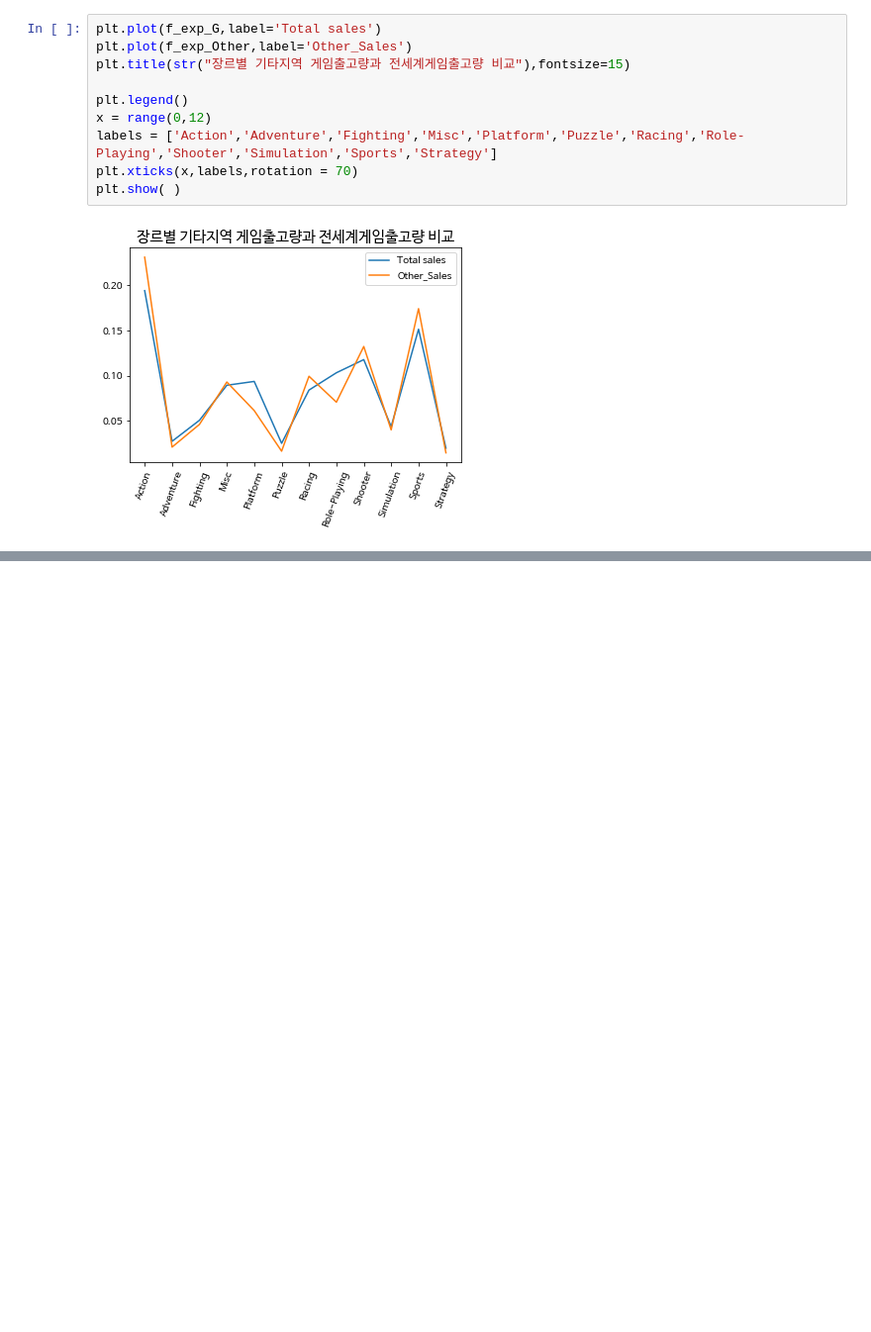
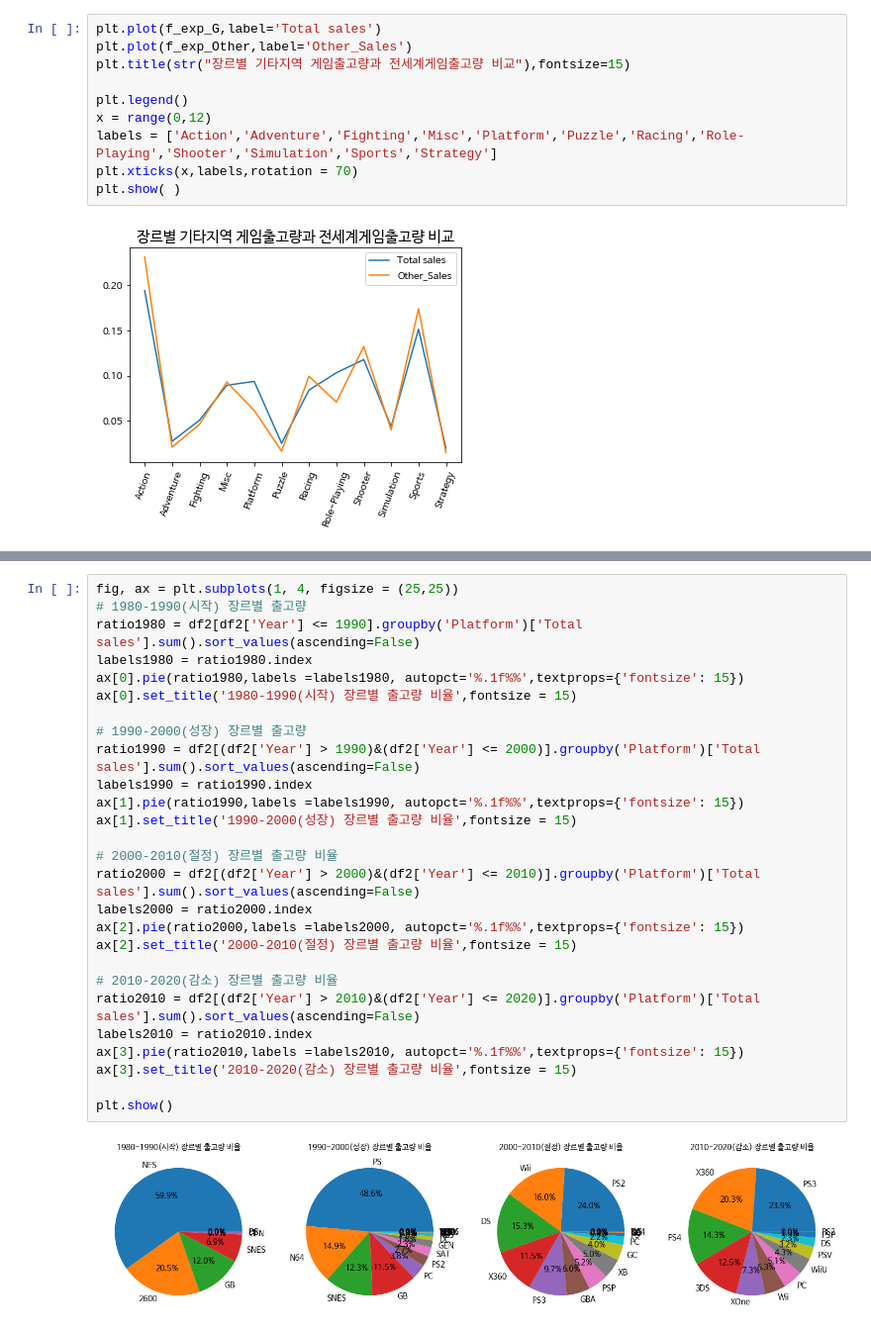
Before and after one commit to severancej/colorful_project, a Jupyter notebook: AI_14_장지은_Section1.ipynb, the cells around one changed output, grey strips where cells are left out. Shown: that part at 99% size. Cells and saved outputs as stored; diff of their text form; blank space fills up the shorter version.

```diff
--- a/AI_14_장지은_Section1.ipynb
+++ b/AI_14_장지은_Section1.ipynb
@@ -774,0 +804,29 @@ plt.show( )
+# %%
+fig, ax = plt.subplots(1, 4, figsize = (25,25))
+# 1980-1990(시작) 장르별 출고량
+ratio1980 = df2[df2['Year'] <= 1990].groupby('Platform')['Total sales'].sum().sort_values(ascending=False)
+labels1980 = ratio1980.index
+ax[0].pie(ratio1980,labels =labels1980, autopct='%.1f%%',textprops={'fontsize': 15})
+ax[0].set_title('1980-1990(시작) 장르별 출고량 비율',fontsize = 15)
+
+# 1990-2000(성장) 장르별 출고량
+ratio1990 = df2[(df2['Year'] > 1990)&(df2['Year'] <= 2000)].groupby('Platform')['Total sales'].sum().sort_values(ascending=False)
+labels1990 = ratio1990.index
+ax[1].pie(ratio1990,labels =labels1990, autopct='%.1f%%',textprops={'fontsize': 15})
+ax[1].set_title('1990-2000(성장) 장르별 출고량 비율',fontsize = 15)
+
+# 2000-2010(절정) 장르별 출고량 비율
+ratio2000 = df2[(df2['Year'] > 2000)&(df2['Year'] <= 2010)].groupby('Platform')['Total sales'].sum().sort_values(ascending=False)
+labels2000 = ratio2000.index
+ax[2].pie(ratio2000,labels =labels2000, autopct='%.1f%%',textprops={'fontsize': 15})
+ax[2].set_title('2000-2010(절정) 장르별 출고량 비율',fontsize = 15)
+
+# 2010-2020(감소) 장르별 출고량 비율
+ratio2010 = df2[(df2['Year'] > 2010)&(df2['Year'] <= 2020)].groupby('Platform')['Total sales'].sum().sort_values(ascending=False)
+labels2010 = ratio2010.index
+ax[3].pie(ratio2010,labels =labels2010, autopct='%.1f%%',textprops={'fontsize': 15})
+ax[3].set_title('2010-2020(감소) 장르별 출고량 비율',fontsize = 15)
+
+plt.show()
+# %% [output]
+[figure, added]
```
Also changed, not shown: parts of 1 cell of this notebook.
